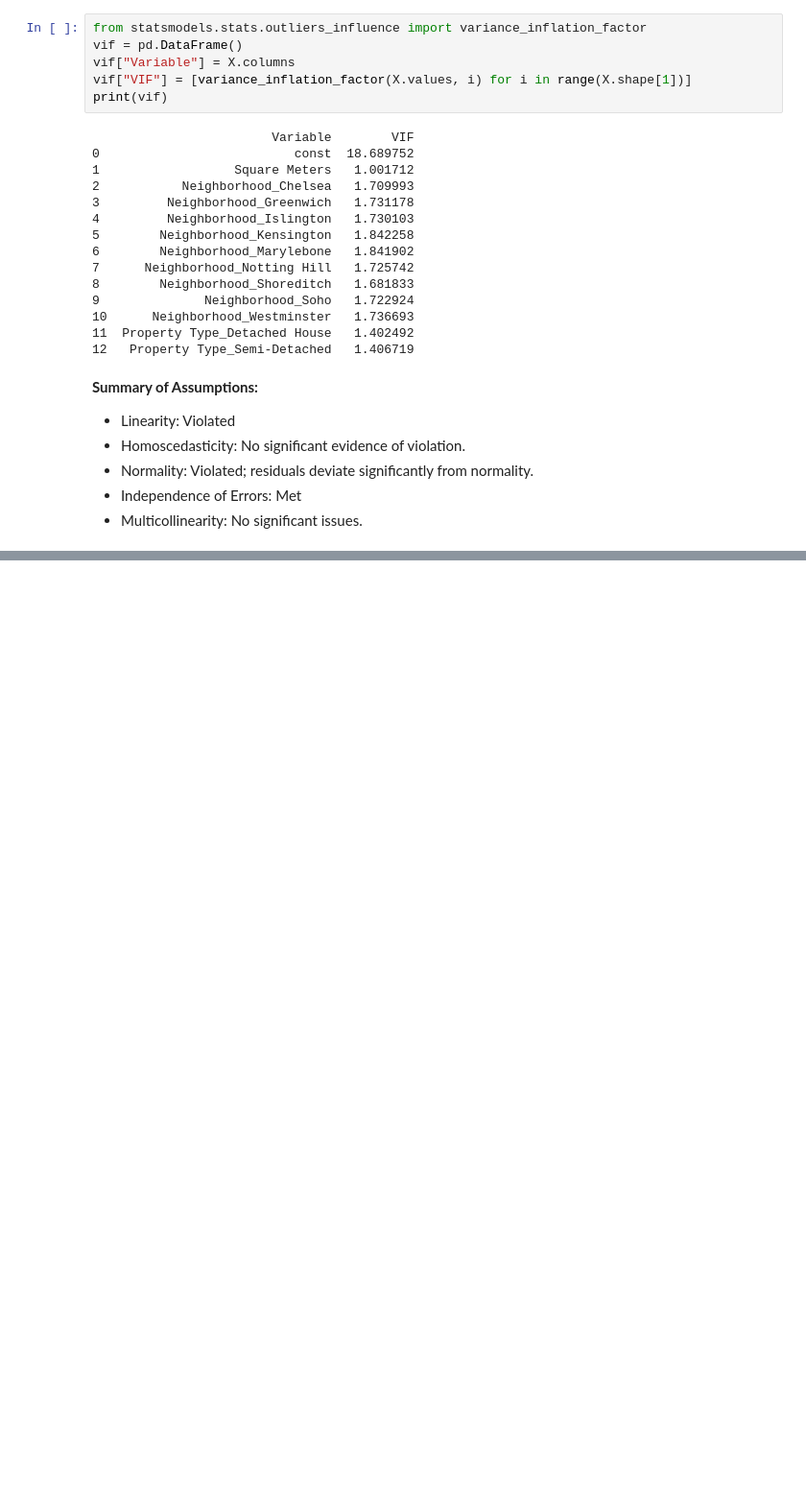
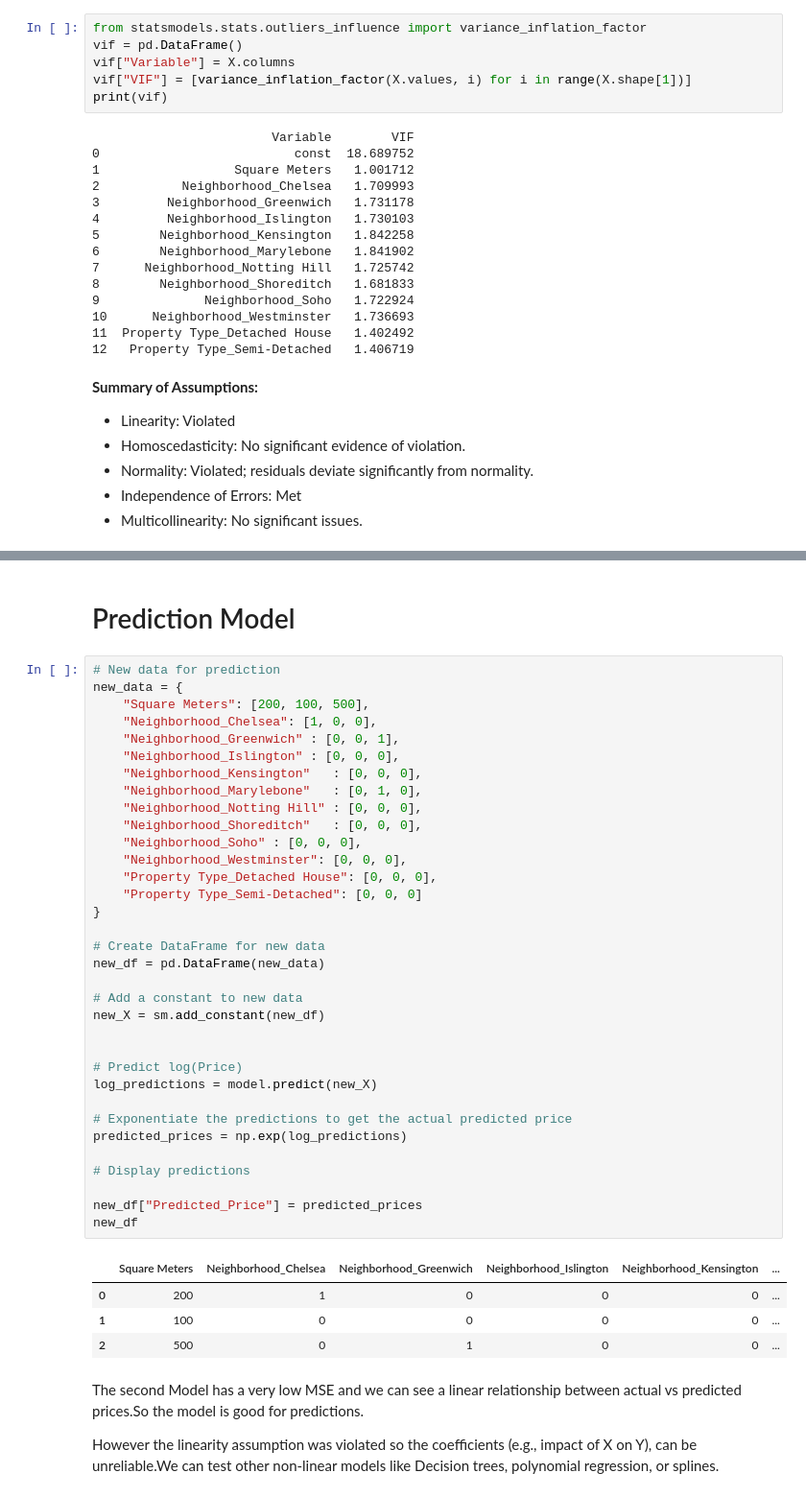
Before and after one commit to tass-ouaer/London_houses, a Jupyter notebook: Houses_London.ipynb, the cells around one changed output, grey strips where cells are left out. Shown at 96% size. Drawn from its saved outputs; the diff is of its cells as text; blank space fills up the shorter version.

```diff
--- a/Houses_London.ipynb
+++ b/Houses_London.ipynb
@@ -530,0 +762,45 @@ print(vif)
+# %% [markdown]
+# Prediction Model
+# %%
+# New data for prediction
+new_data = {
+    "Square Meters": [200, 100, 500],
+    "Neighborhood_Chelsea": [1, 0, 0],
+    "Neighborhood_Greenwich" : [0, 0, 1],
+    "Neighborhood_Islington" : [0, 0, 0],
+    "Neighborhood_Kensington"	: [0, 0, 0],
+    "Neighborhood_Marylebone"	: [0, 1, 0],
+    "Neighborhood_Notting Hill"	: [0, 0, 0],
+    "Neighborhood_Shoreditch"	: [0, 0, 0],
+    "Neighborhood_Soho"	: [0, 0, 0],
+    "Neighborhood_Westminster": [0, 0, 0],
+    "Property Type_Detached House": [0, 0, 0],
+    "Property Type_Semi-Detached": [0, 0, 0]
+}
+
+# Create DataFrame for new data
+new_df = pd.DataFrame(new_data)
+
+# Add a constant to new data
+new_X = sm.add_constant(new_df)
+
+
+# Predict log(Price)
+log_predictions = model.predict(new_X)
+
+# Exponentiate the predictions to get the actual predicted price
+predicted_prices = np.exp(log_predictions)
+
+# Display predictions
+
+new_df["Predicted_Price"] = predicted_prices
+new_df
+# %% [output]
+|  | Square Meters | Neighborhood_Chelsea | Neighborhood_Greenwich | Neighborhood_Islington | Neighborhood_Kensington | ... |
+| 0 | 200 | 1 | 0 | 0 | 0 | ... |
+| 1 | 100 | 0 | 0 | 0 | 0 | ... |
+| 2 | 500 | 0 | 1 | 0 | 0 | ... |
+# %% [markdown]
+The second Model has a very low MSE and we can see a linear relationship between actual vs predicted prices.So the model is good for predictions.
+
+However the linearity assumption was violated so the coefficients (e.g., impact of X on Y), can be unreliable.We can test other non-linear models like Decision trees, polynomial regression, or splines.
```
Also changed, not shown: parts of 23 cells of this notebook.
